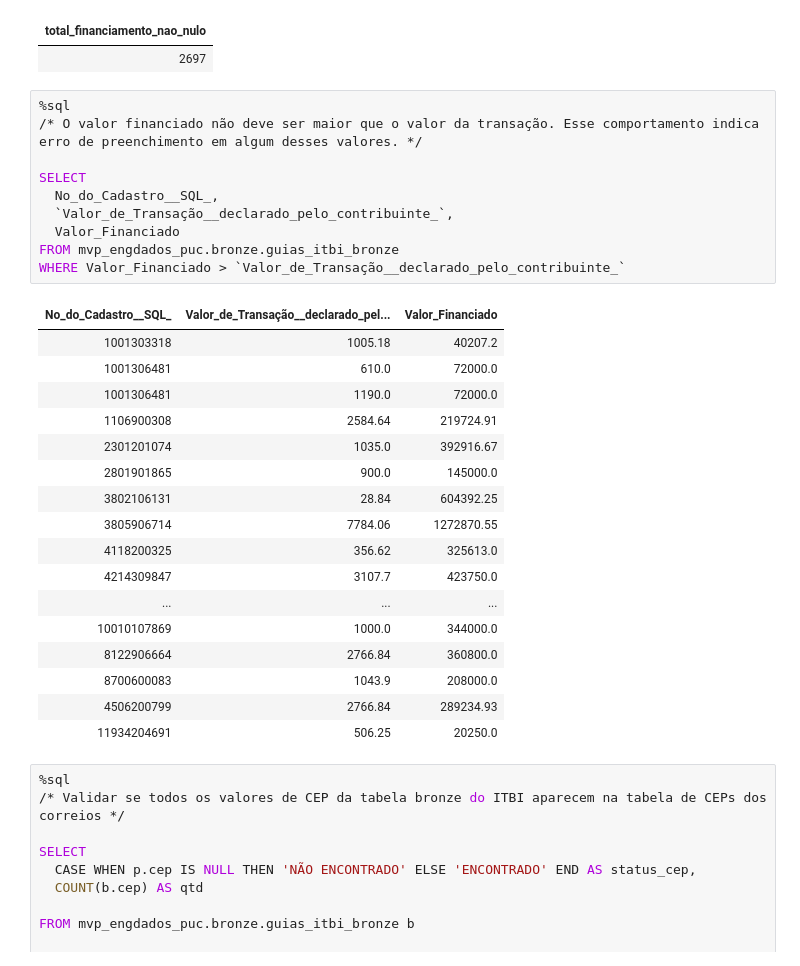
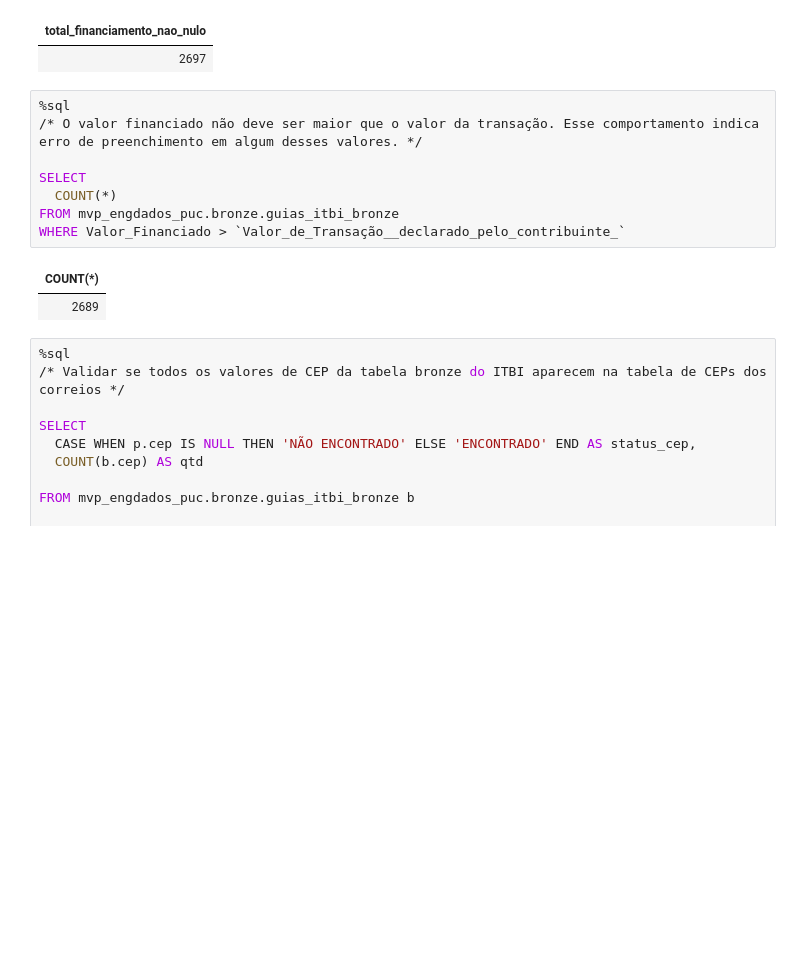
Before and after one commit to izabelaandrade-pos/mvp-puc-eng-dados, a Jupyter notebook: Notebooks/20251201_MVP_EngDados_parte2.ipynb, the cells around one changed output. Drawn from its saved outputs; the diff is of its cells as text; blank space fills up the shorter version.

```diff
--- a/Notebooks/20251201_MVP_EngDados_parte2.ipynb
+++ b/Notebooks/20251201_MVP_EngDados_parte2.ipynb
@@ -313,31 +315,14 @@ WHERE Tipo_de_Financiamento = 'nan'
 # %%
 %sql
 /* O valor financiado não deve ser maior que o valor da transação. Esse comportamento indica erro de preenchimento em algum desses valores. */
 
 SELECT
-  No_do_Cadastro__SQL_,
-  `Valor_de_Transação__declarado_pelo_contribuinte_`,
-  Valor_Financiado
+  COUNT(*)
 FROM mvp_engdados_puc.bronze.guias_itbi_bronze
 WHERE Valor_Financiado > `Valor_de_Transação__declarado_pelo_contribuinte_`
 # %% [output]
-| No_do_Cadastro__SQL_ | Valor_de_Transação__declarado_pel... | Valor_Financiado |
-| 1001303318 | 1005.18 | 40207.2 |
-| 1001306481 | 610.0 | 72000.0 |
-| 1001306481 | 1190.0 | 72000.0 |
-| 1106900308 | 2584.64 | 219724.91 |
-| 2301201074 | 1035.0 | 392916.67 |
-| 2801901865 | 900.0 | 145000.0 |
-| 3802106131 | 28.84 | 604392.25 |
-| 3805906714 | 7784.06 | 1272870.55 |
-| 4118200325 | 356.62 | 325613.0 |
-| 4214309847 | 3107.7 | 423750.0 |
-| ... | ... | ... |
-| 10010107869 | 1000.0 | 344000.0 |
-| 8122906664 | 2766.84 | 360800.0 |
-| 8700600083 | 1043.9 | 208000.0 |
-| 4506200799 | 2766.84 | 289234.93 |
-| 11934204691 | 506.25 | 20250.0 |
+| COUNT(*) |
+| 2689 |
 # %%
 %sql
 /* Validar se todos os valores de CEP da tabela bronze do ITBI aparecem na tabela de CEPs dos correios */
```
Also changed, not shown: parts of 12 cells of this notebook, 22 other files.
